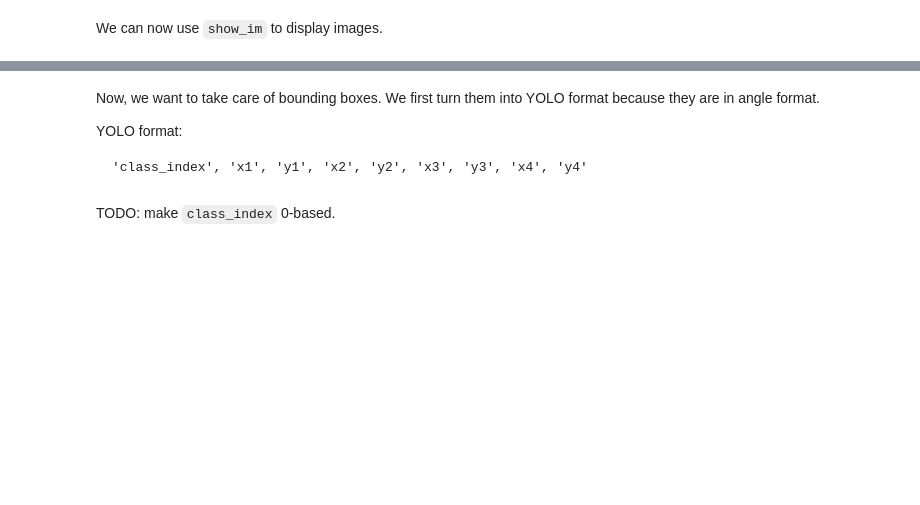
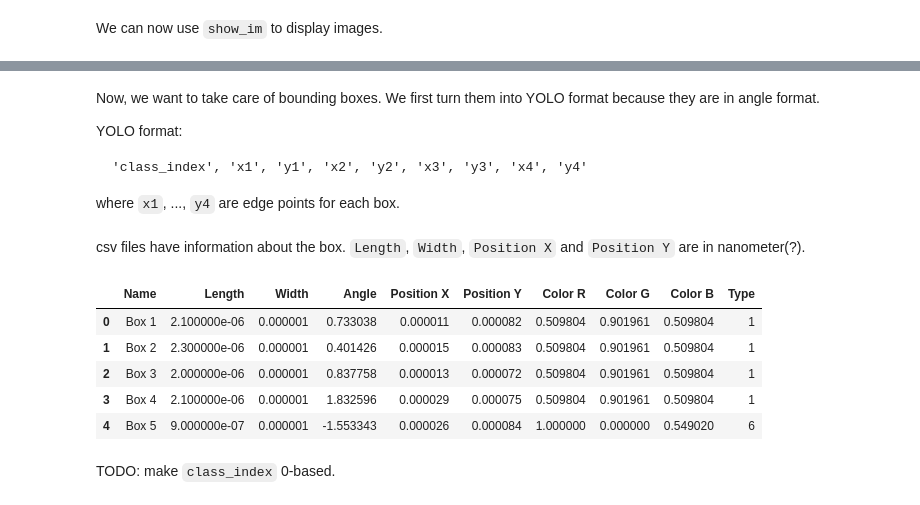
Before and after one commit to galopyz/pilus_project, a Jupyter notebook: nbs/00_core.ipynb, the cells around one changed output, grey strips where cells are left out. Cells and saved outputs as stored; diff of their text form; code cells hidden in the pictures; blank space fills up the shorter version.

````diff
--- a/nbs/00_core.ipynb
+++ b/nbs/00_core.ipynb
@@ -91,8 +92,19 @@ YOLO format:
 ```
 'class_index', 'x1', 'y1', 'x2', 'y2', 'x3', 'y3', 'x4', 'y4'
 ```
+where `x1`, ..., `y4` are edge points for each box.
+# %% [markdown]
+csv files have information about the box. `Length`, `Width`, `Position X` and `Position Y` are in nanometer(?).
 # %%
 df = pd.read_csv(path/'0N01002.csv')
+df.head()
+# %% [output]
+|  | Name | Length | Width | Angle | Position X | Position Y | Color R | Color G | Color B | Type |
+| 0 | Box 1 | 2.100000e-06 | 0.000001 | 0.733038 | 0.000011 | 0.000082 | 0.509804 | 0.901961 | 0.509804 | 1 |
+| 1 | Box 2 | 2.300000e-06 | 0.000001 | 0.401426 | 0.000015 | 0.000083 | 0.509804 | 0.901961 | 0.509804 | 1 |
+| 2 | Box 3 | 2.000000e-06 | 0.000001 | 0.837758 | 0.000013 | 0.000072 | 0.509804 | 0.901961 | 0.509804 | 1 |
+| 3 | Box 4 | 2.100000e-06 | 0.000001 | 1.832596 | 0.000029 | 0.000075 | 0.509804 | 0.901961 | 0.509804 | 1 |
+| 4 | Box 5 | 9.000000e-07 | 0.000001 | -1.553343 | 0.000026 | 0.000084 | 1.000000 | 0.000000 | 0.549020 | 6 |
 # %% [markdown]
 TODO: make `class_index` 0-based.
 # %%
````
Also changed, not shown: parts of 5 cells of this notebook.
